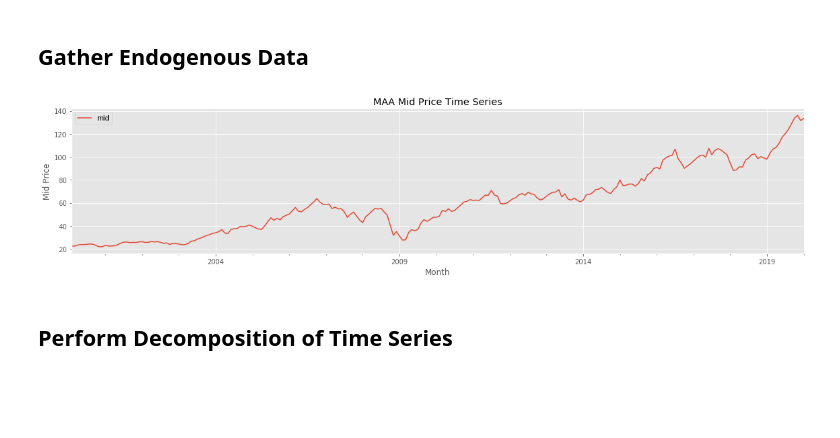
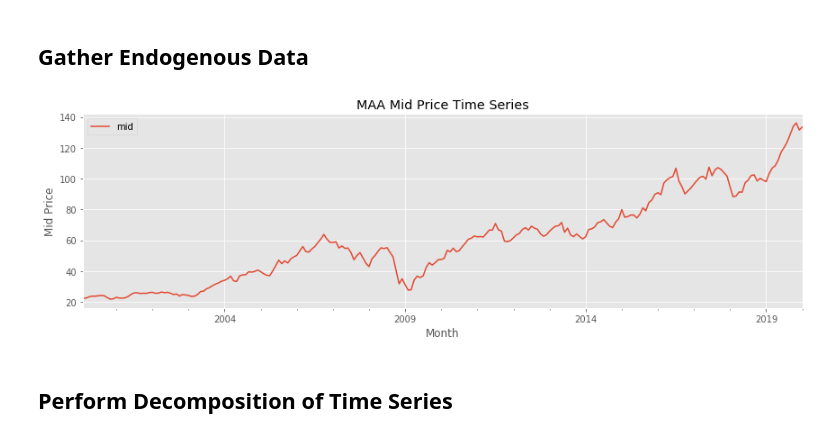
Before and after one commit to andrewcole33/reit_time_series_analysis, a Jupyter notebook: MAA_TS.ipynb, the cells around one changed output. Drawn from its saved outputs; the diff is of its cells as text; code cells hidden in the pictures; blank space fills up the shorter version.

```diff
--- a/MAA_TS.ipynb
+++ b/MAA_TS.ipynb
@@ -56,14 +56,14 @@ MAA['mid'] = (MAA['high']+MAA['low'])/2
 MAA.drop(labels = ['high', 'low', 'open', 'close', 'volume'], axis = 1, inplace = True)
 # %%
 plt.style.use('ggplot')
-MAA.plot(figsize = (16,4))
+MAA.plot(figsize = (12,4))
 plt.xlabel('Month')
 plt.ylabel('Mid Price')
 plt.title('MAA Mid Price Time Series')
 plt.tight_layout()
 plt.show();
 # %% [output]
-[figure, old version]
+[figure, new version]
 # %% [markdown]
 ## Perform Decomposition of Time Series
 # %%
```
Also changed, not shown: 8 other files.
